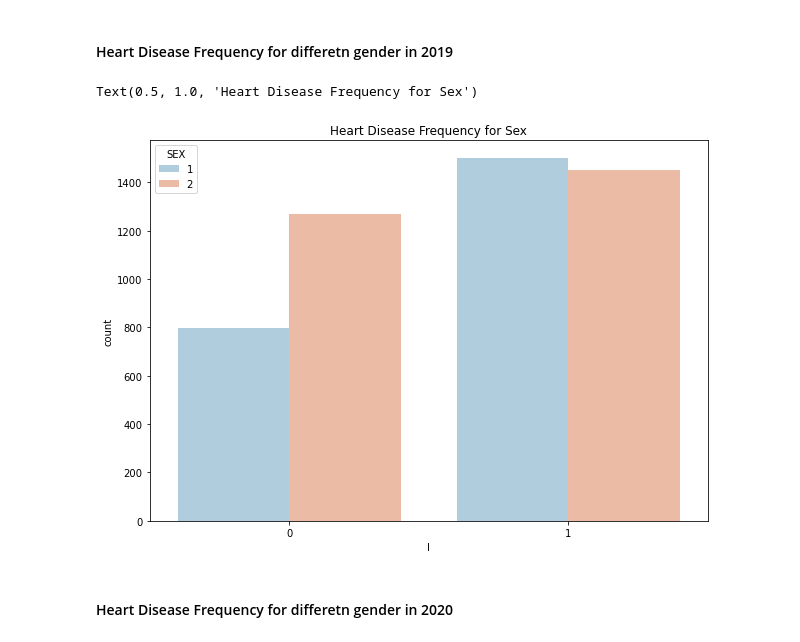
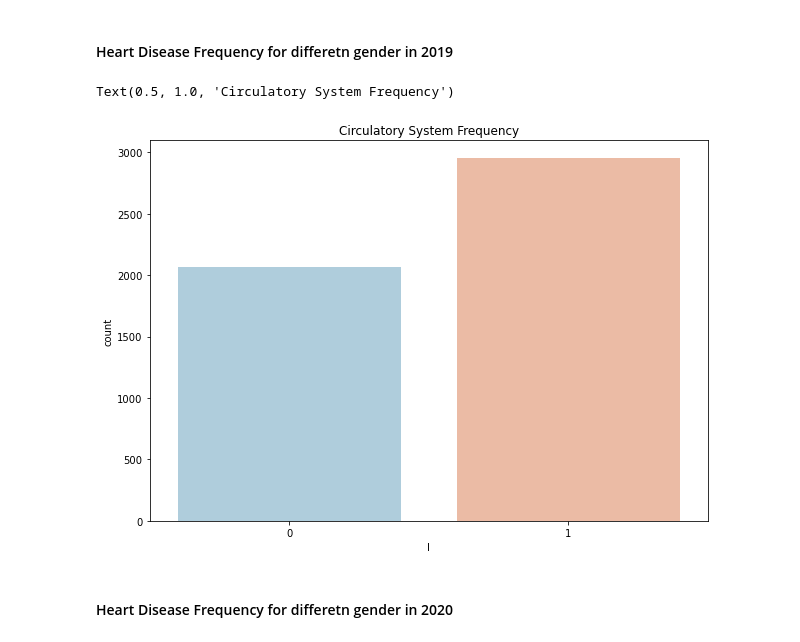
Before and after one commit to OU-DISC/FAA-Pliot-License-Renewal-Forecasting, a Jupyter notebook: FAA Project (2) - Exploratory Data Analysis.ipynb, the cells around one changed output. Drawn from its saved outputs; the diff is of its cells as text; code cells hidden in the pictures.

```diff
--- a/FAA Project (2) - Exploratory Data Analysis.ipynb
+++ b/FAA Project (2) - Exploratory Data Analysis.ipynb
@@ -756,11 +756,11 @@ Percentage of Patients Have Heart Disease: 59.69%
 #### Heart Disease Frequency for differetn gender in 2019
 # %%
 plt.figure(figsize = (10, 7))
-sns.countplot(x = 'I', hue='SEX',palette='RdBu_r', data = df)
-plt.title('Heart Disease Frequency for Sex')
+sns.countplot(x = 'I',palette='RdBu_r', data = df)
+plt.title('Circulatory System Frequency')
 # %% [output]
-Text(0.5, 1.0, 'Heart Disease Frequency for Sex')
+Text(0.5, 1.0, 'Circulatory System Frequency')
-[figure, old version]
+[figure, new version]
 # %% [markdown]
 #### Heart Disease Frequency for differetn gender in 2020
 # %%
```
Also changed, not shown: 6 other files.
